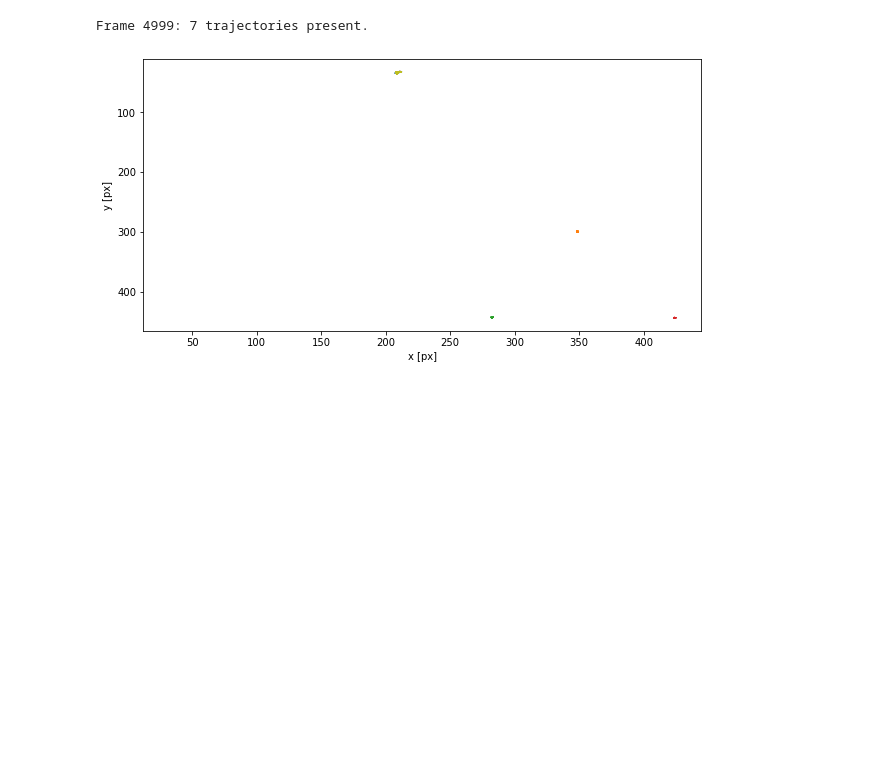
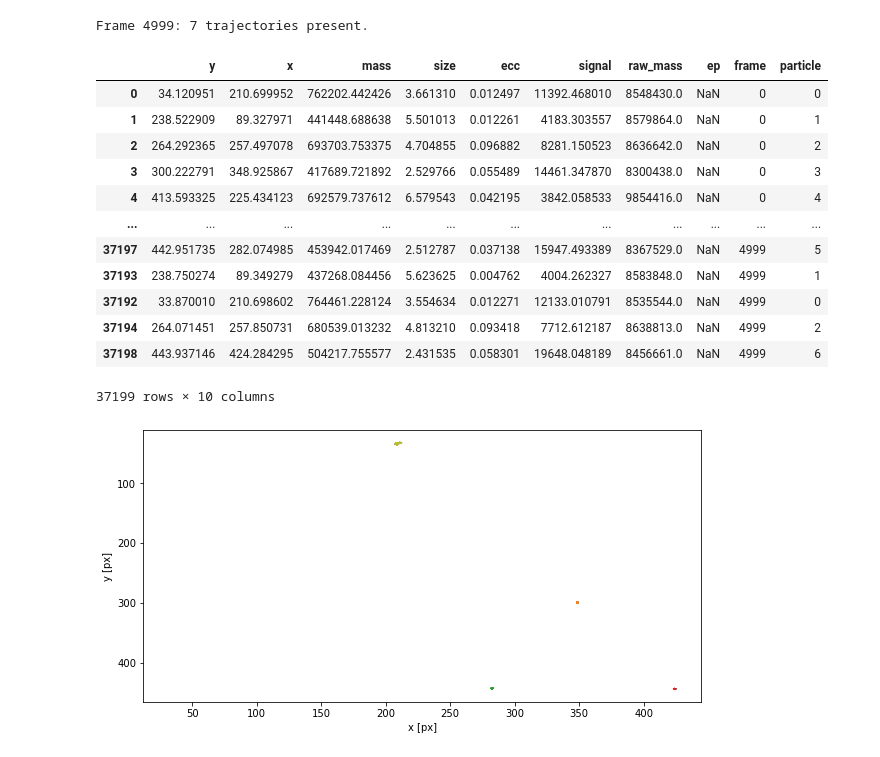
Before and after one commit to rmcgorty/trackpy, a Jupyter notebook: examples/brightfield - m025-B1.ipynb, the cells around one changed output. Cells and saved outputs as stored; diff of their text form; code cells hidden in the pictures; blank space fills up the shorter version.

```diff
--- a/examples/brightfield - m025-B1.ipynb
+++ b/examples/brightfield - m025-B1.ipynb
@@ -94,6 +94,22 @@ t = tp.link(f, 5, memory=3)
 Frame 4999: 7 trajectories present.
 # %%
 t.to_pickle("210624_Vimentin_m025_p06_B1_TRAJECTORY_NEW.pkl")
+# %%
+t
+# %% [output]
+|  | y | x | mass | size | ecc | signal | raw_mass | ep | frame | particle |
+| 0 | 34.120951 | 210.699952 | 762202.442426 | 3.661310 | 0.012497 | 11392.468010 | 8548430.0 | NaN | 0 | 0 |
+| 1 | 238.522909 | 89.327971 | 441448.688638 | 5.501013 | 0.012261 | 4183.303557 | 8579864.0 | NaN | 0 | 1 |
+| 2 | 264.292365 | 257.497078 | 693703.753375 | 4.704855 | 0.096882 | 8281.150523 | 8636642.0 | NaN | 0 | 2 |
+| 3 | 300.222791 | 348.925867 | 417689.721892 | 2.529766 | 0.055489 | 14461.347870 | 8300438.0 | NaN | 0 | 3 |
+| 4 | 413.593325 | 225.434123 | 692579.737612 | 6.579543 | 0.042195 | 3842.058533 | 9854416.0 | NaN | 0 | 4 |
+| ... | ... | ... | ... | ... | ... | ... | ... | ... | ... | ... |
+| 37197 | 442.951735 | 282.074985 | 453942.017469 | 2.512787 | 0.037138 | 15947.493389 | 8367529.0 | NaN | 4999 | 5 |
+| 37193 | 238.750274 | 89.349279 | 437268.084456 | 5.623625 | 0.004762 | 4004.262327 | 8583848.0 | NaN | 4999 | 1 |
+| 37192 | 33.870010 | 210.698602 | 764461.228124 | 3.554634 | 0.012271 | 12133.010791 | 8535544.0 | NaN | 4999 | 0 |
+| 37194 | 264.071451 | 257.850731 | 680539.013232 | 4.813210 | 0.093418 | 7712.612187 | 8638813.0 | NaN | 4999 | 2 |
+| 37198 | 443.937146 | 424.284295 | 504217.755577 | 2.431535 | 0.058301 | 19648.048189 | 8456661.0 | NaN | 4999 | 6 |
+37199 rows × 10 columns
 # %%
 plt.figure()
 tp.plot_traj(t);
```
Also changed, not shown: 4 other files.
